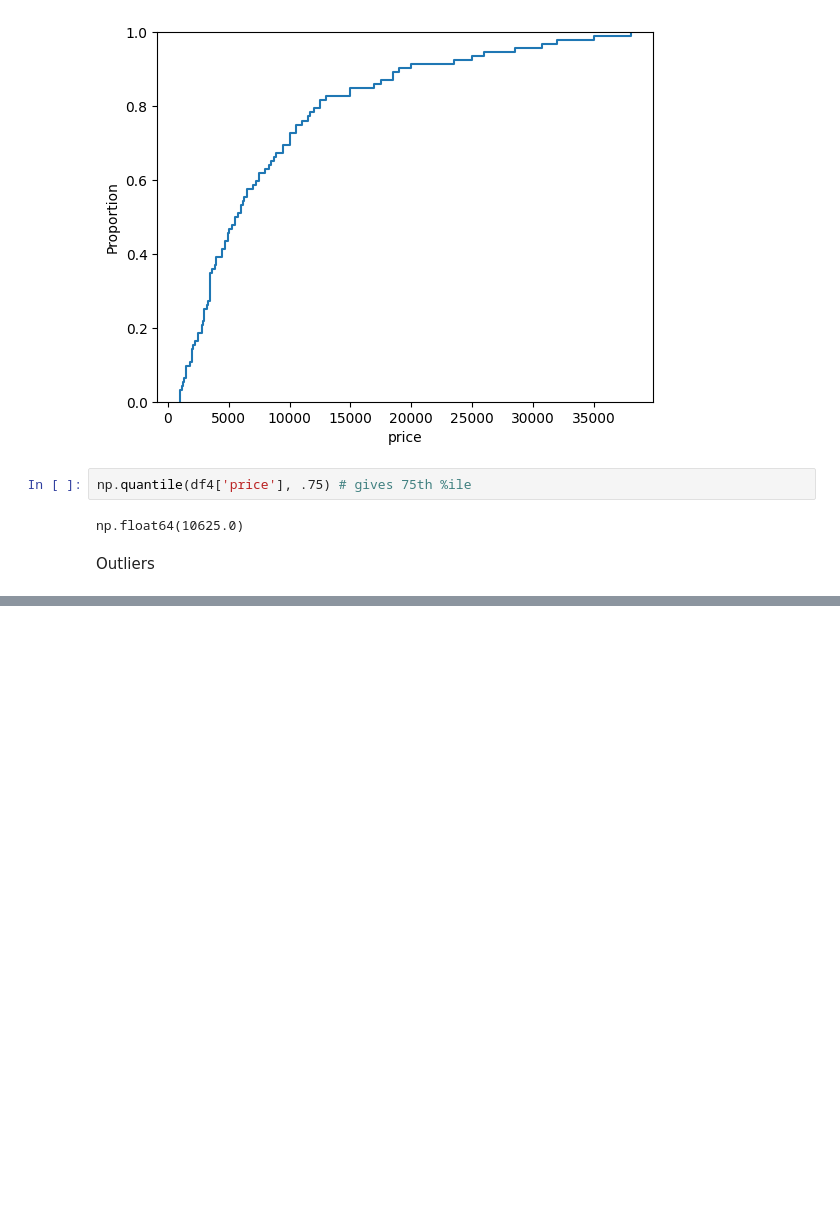
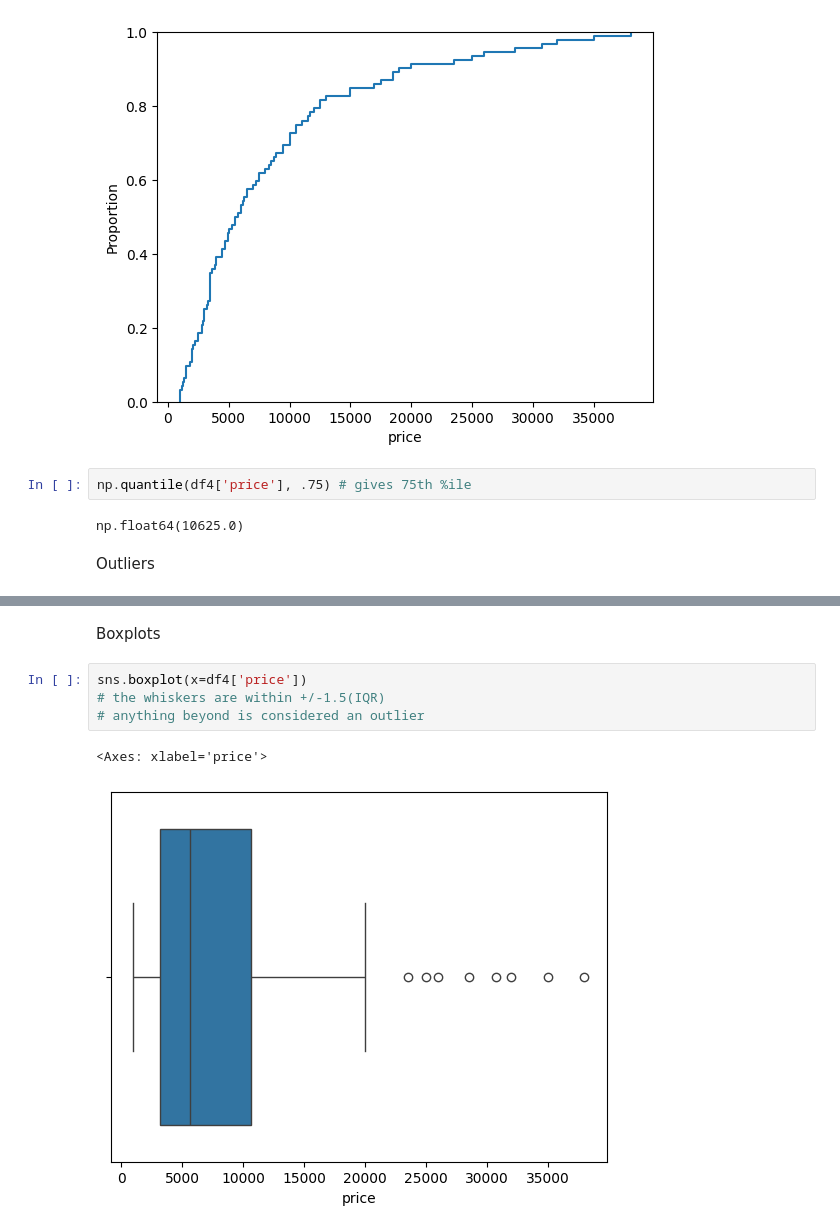
Before and after one commit to AngelikaBaloy/scratchpad, a Jupyter notebook: DS3001_1_27.ipynb, the cells around one changed output, grey strips where cells are left out. Drawn from its saved outputs; the diff is of its cells as text; blank space fills up the shorter version.

```diff
--- a/DS3001_1_27.ipynb
+++ b/DS3001_1_27.ipynb
@@ -280,0 +372,9 @@ Outliers
+# %% [markdown]
+Boxplots
+# %%
+sns.boxplot(x=df4['price'])
+# the whiskers are within +/-1.5(IQR)
+# anything beyond is considered an outlier
+# %% [output]
+<Axes: xlabel='price'>
+[figure, added]
```
Also changed, not shown: parts of 12 cells of this notebook.
